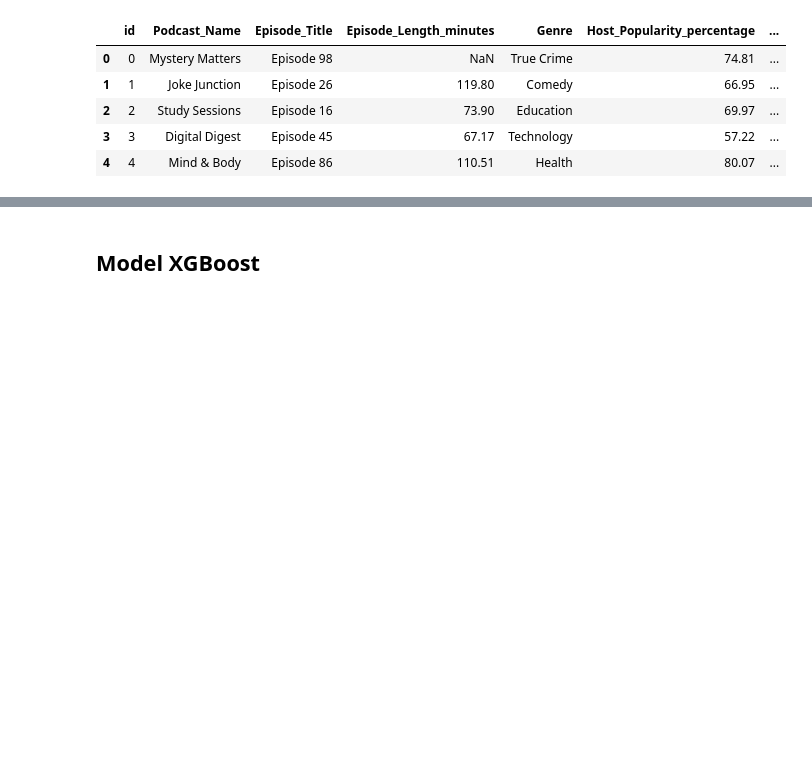
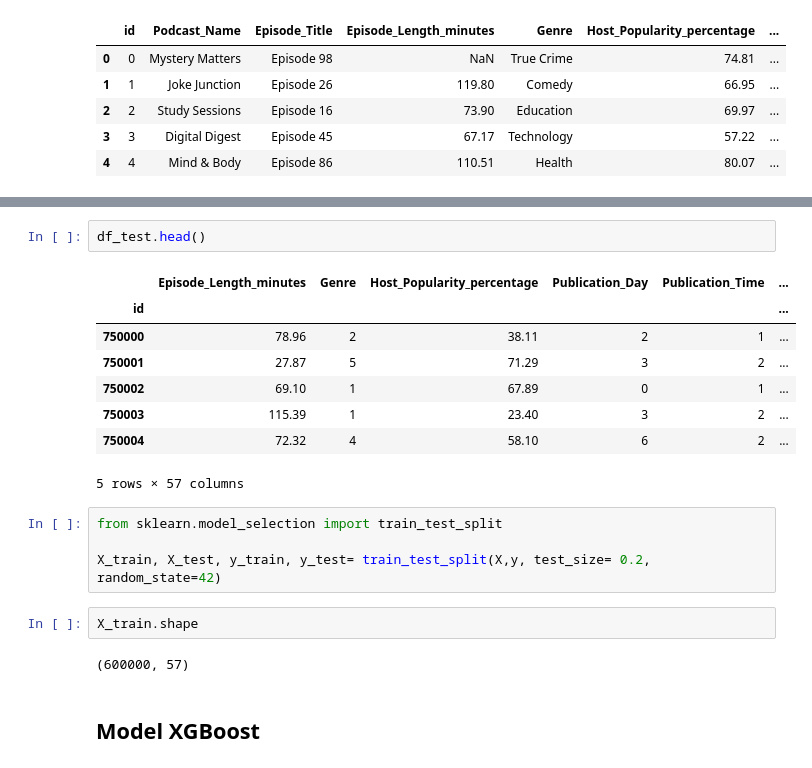
Before and after one commit to shubhamkumar314/Podcast_Listening_Time, a Jupyter notebook: predict-podcast-listening.ipynb, the cells around one changed output, grey strips where cells are left out. Saved outputs shown, nothing was run; the diff lists cells and outputs as text; blank space fills up the shorter version.

```diff
--- a/predict-podcast-listening.ipynb
+++ b/predict-podcast-listening.ipynb
@@ -226,2 +149,21 @@ df_test.head()
+# %%
+df_test.head()
+# %% [output]
+|  | Episode_Length_minutes | Genre | Host_Popularity_percentage | Publication_Day | Publication_Time | ... |
+| id |  |  |  |  |  | ... |
+| 750000 | 78.96 | 2 | 38.11 | 2 | 1 | ... |
+| 750001 | 27.87 | 5 | 71.29 | 3 | 2 | ... |
+| 750002 | 69.10 | 1 | 67.89 | 0 | 1 | ... |
+| 750003 | 115.39 | 1 | 23.40 | 3 | 2 | ... |
+| 750004 | 72.32 | 4 | 58.10 | 6 | 2 | ... |
+5 rows × 57 columns
+# %%
+from sklearn.model_selection import train_test_split
+
+X_train, X_test, y_train, y_test= train_test_split(X,y, test_size= 0.2, random_state=42)
+# %%
+X_train.shape
+# %% [output]
+(600000, 57)
 # %% [markdown]
 ## Model XGBoost
```
Also changed, not shown: parts of 50 cells of this notebook.
